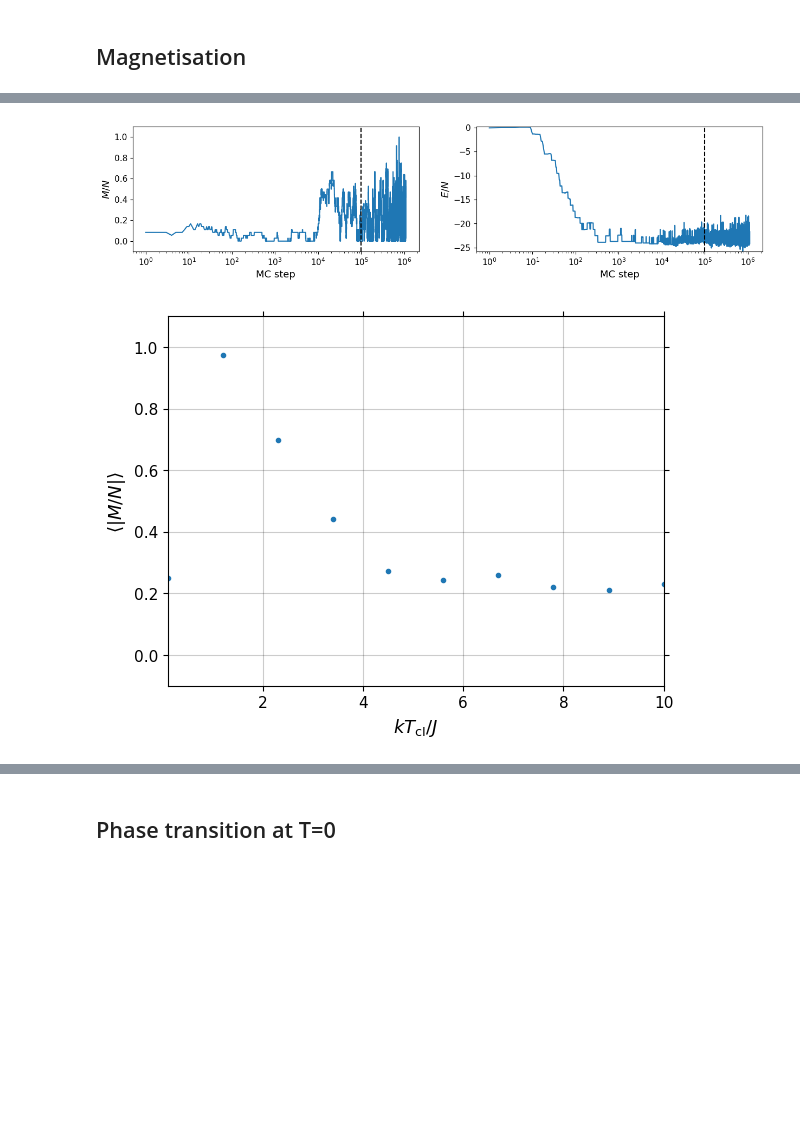
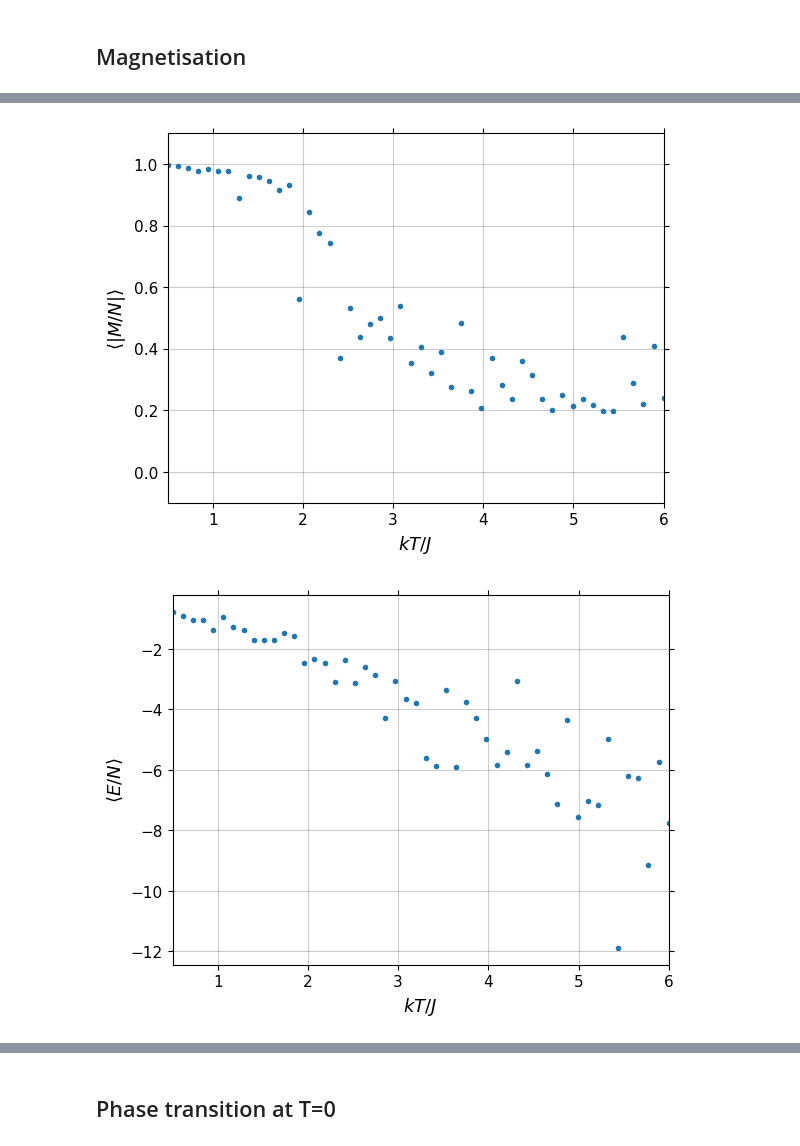
Before and after one commit to MathieuFerey/Transerve-Ising-Model, a Jupyter notebook: Transverse_Ising.ipynb, the cells around one changed output, grey strips where cells are left out. Drawn from its saved outputs; the diff is of its cells as text; code cells hidden in the pictures; blank space fills up the shorter version.

```diff
--- a/Transverse_Ising.ipynb
+++ b/Transverse_Ising.ipynb
@@ -117,2 +121,28 @@ print(E,E2)
 # %% [markdown]
 ## Magnetisation
+# %%
+Nx, Ny, Nz = 3, 3, 3 # size of the lattice
+J = 1
+
+Neq = 10000 # number of MC steps for equilibrium
+Nsteps = 100000 # number of MC sample for average
+
+T = np.linspace(0.5,6,50)
+Gamma = [0.5,1]
+
+M,E,chi = MC_averages(Nx, Ny, Nz, J, Gamma, T, Neq, Nsteps, plot_MC = [])
+
+create_plot(r'$kT/J$',r'$\langle |M/N|\rangle$',[T[0]/J,T[-1]/J],ylim=[-0.1,1.1])
+for i,gamma in enumerate(Gamma) :
+    plt.plot(T/J,M[i,:],'.',label=r'$\Gamma/J=$'+str(gamma))
+
+create_plot(r'$kT/J$',r'$\langle E/N\rangle$',[T[0]/J,T[-1]/J])
+for i,gamma in enumerate(Gamma) :
+    plt.plot(T/J,E[i,:],'.',label=r'$\Gamma/J=$'+str(gamma))
+
+create_plot(r'$kT/J$',r'$\chi$',[T[0]/J,T[-1]/J])
+for i,gamma in enumerate(Gamma) :
+    plt.plot(T/J,chi[i,:],'.',label=r'$\Gamma/J=$'+str(gamma))
+
+plt.legend()
+plt.show()
@@ -119,34 +153,39 @@ print(E,E2)
 # %%
 Nx, Ny, Nz = 3, 3, 8 # size of the lattice
 J = 1
 Gamma = 1
 
-Neq = 100000 # number of MC steps for equilibrium
-Nsteps = 1000000 # number of MC sample for average
+Neq = 10000 # number of MC steps for equilibrium
+Nsteps = 100000 # number of MC sample for average
 
 
-T = np.linspace(0.1,10,10)
+T = np.linspace(0.5,6,50)
 
 M = np.zeros(len(T))
 E = np.zeros(len(T))
+chi = np.zeros(len(T))
 
 
 for i in tqdm(range(len(T))) :
     t = T[i]
     plot_MC = False
-    if i == len(T)//2 : plot_MC = True
+    if i < 0 : plot_MC = True
     Mt,Et = MC_configurations(Nx,Ny,Nz,J,Gamma,1/t,Neq,Nsteps,plot_MC=plot_MC)
     M[i] = np.sum(Mt)/Nsteps
     E[i] = np.sum(Et)/Nsteps
+    chi[i] = (np.sum(Mt**2)/Nsteps - M[i]**2)/t
 
 
-create_plot(r'$kT_\mathrm{cl}/J$',r'$\langle |M/N|\rangle$',[T[0]/J,T[-1]/J],ylim=[-0.1,1.1])
+create_plot(r'$kT/J$',r'$\langle |M/N|\rangle$',[T[0]/J,T[-1]/J],ylim=[-0.1,1.1])
 plt.plot(T/J,M/(Nx*Ny*Nz),'.')
 
-create_plot(r'$kT_\mathrm{cl}/J$',r'$\langle E/N\rangle$',[T[0]/J,T[-1]/J])
+create_plot(r'$kT/J$',r'$\langle E/N\rangle$',[T[0]/J,T[-1]/J])
 plt.plot(T/J,E/(Nx*Ny*Nz),'.')
 
+create_plot(r'$kT/J$',r'$\chi$',[T[0]/J,T[-1]/J])
+plt.plot(T/J,chi/(Nx*Ny*Nz),'.')
+
 plt.show()
 # %% [output]
-[figure, old version]
+[figure, new version]
-[figure, old version]
+[figure, new version]
```
Also changed, not shown: parts of 10 cells of this notebook, 8 other files.
